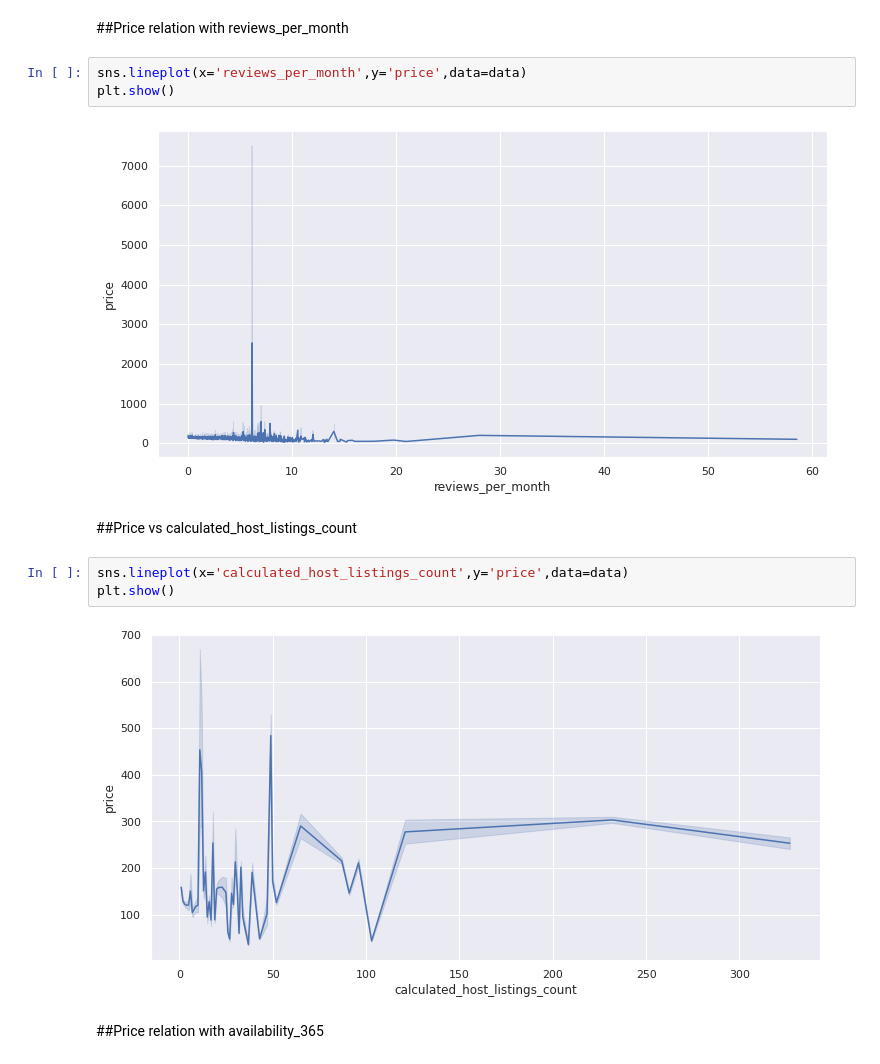
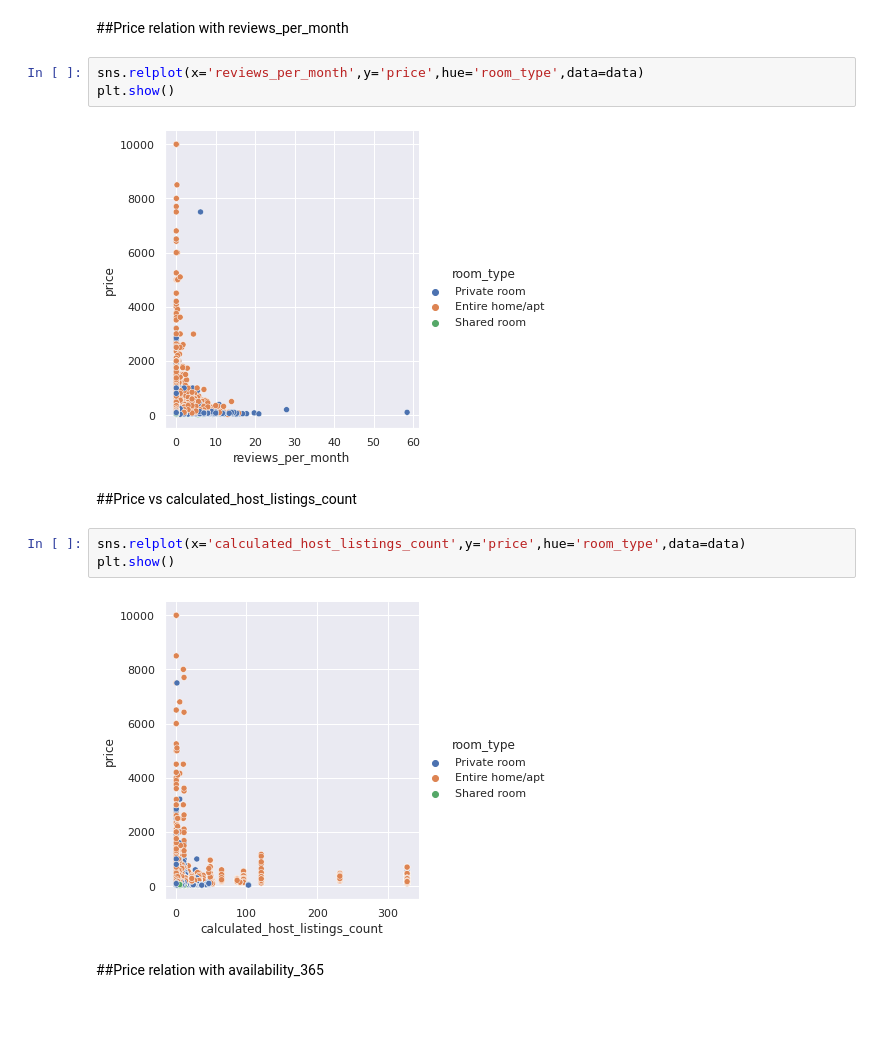
Before and after one commit to Rahul2661998/EDA-Capstone-project-AirBNB_Booking_Analysis-, a Jupyter notebook: Copy_of_Airbnb_Bookings_Analysis_Capstone_Project.ipynb, the cells around one changed output. Saved outputs shown, nothing was run; the diff lists cells and outputs as text; blank space fills up the shorter version.

```diff
--- a/Copy_of_Airbnb_Bookings_Analysis_Capstone_Project.ipynb
+++ b/Copy_of_Airbnb_Bookings_Analysis_Capstone_Project.ipynb
@@ -291,17 +303,17 @@ plt.show()
 # %% [markdown]
 ##Price relation with reviews_per_month
 # %%
-sns.lineplot(x='reviews_per_month',y='price',data=data)
+sns.relplot(x='reviews_per_month',y='price',hue='room_type',data=data)
 plt.show()
 # %% [output]
-[figure, old version]
+[figure, new version]
 # %% [markdown]
 ##Price vs calculated_host_listings_count
 # %%
-sns.lineplot(x='calculated_host_listings_count',y='price',data=data)
+sns.relplot(x='calculated_host_listings_count',y='price',hue='room_type',data=data)
 plt.show()
 # %% [output]
-[figure, old version]
+[figure, new version]
 # %% [markdown]
 ##Price relation with availability_365
 # %%
```
Also changed, not shown: parts of 5 cells of this notebook.
